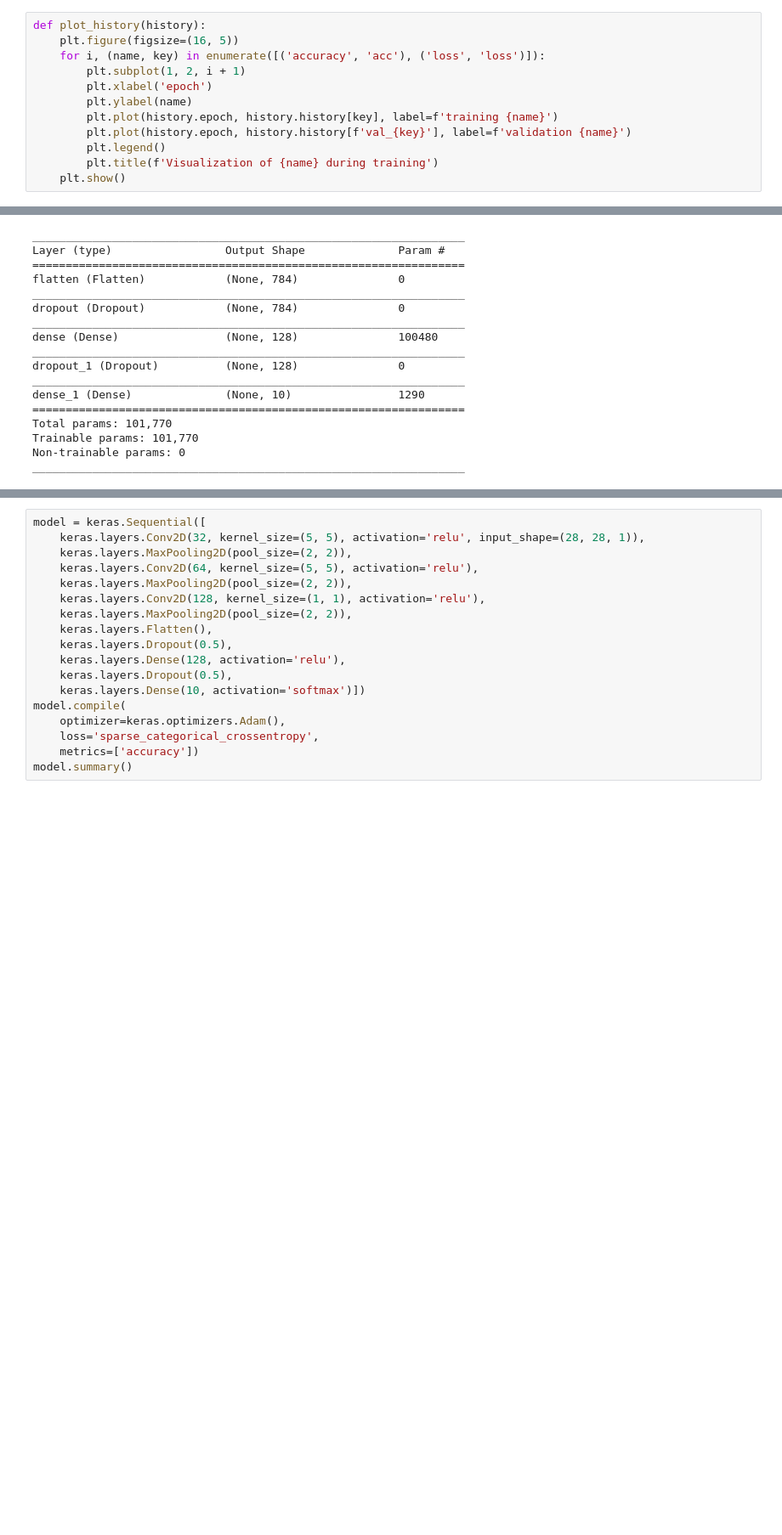
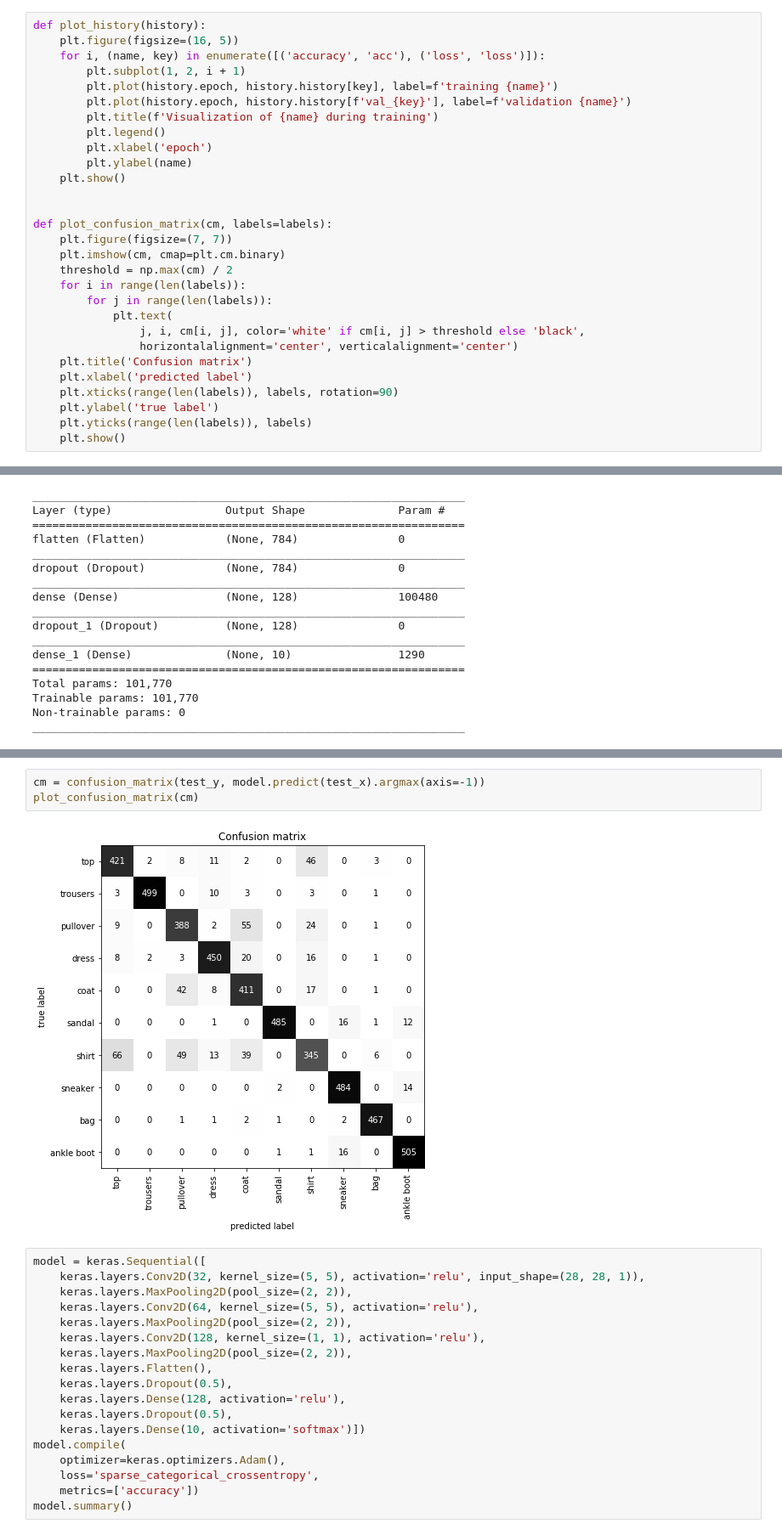
Before and after one commit to czyzi0/ml-notebooks, a Jupyter notebook: fashion-mnist-classification.ipynb, the cells around one changed output, grey strips where cells are left out. Shown at 85% size. Saved outputs shown, nothing was run; the diff lists cells and outputs as text; blank space fills up the shorter version.

Commit message:
Add consfusion matrix

```diff
--- a/fashion-mnist-classification.ipynb
+++ b/fashion-mnist-classification.ipynb
@@ -72,13 +74,30 @@ def plot_history(history):
     plt.figure(figsize=(16, 5))
     for i, (name, key) in enumerate([('accuracy', 'acc'), ('loss', 'loss')]):
         plt.subplot(1, 2, i + 1)
+        plt.plot(history.epoch, history.history[key], label=f'training {name}')
+        plt.plot(history.epoch, history.history[f'val_{key}'], label=f'validation {name}')
+        plt.title(f'Visualization of {name} during training')
+        plt.legend()
         plt.xlabel('epoch')
         plt.ylabel(name)
-        plt.plot(history.epoch, history.history[key], label=f'training {name}')
-        plt.plot(history.epoch, history.history[f'val_{key}'], label=f'validation {name}')
-        plt.legend()
-        plt.title(f'Visualization of {name} during training')
     plt.show()
+
+
+def plot_confusion_matrix(cm, labels=labels):
+    plt.figure(figsize=(7, 7))
+    plt.imshow(cm, cmap=plt.cm.binary)
+    threshold = np.max(cm) / 2
+    for i in range(len(labels)):
+        for j in range(len(labels)):
+            plt.text(
+                j, i, cm[i, j], color='white' if cm[i, j] > threshold else 'black',
+                horizontalalignment='center', verticalalignment='center')
+    plt.title('Confusion matrix')
+    plt.xlabel('predicted label')
+    plt.xticks(range(len(labels)), labels, rotation=90)
+    plt.ylabel('true label')
+    plt.yticks(range(len(labels)), labels)
+    plt.show()
 # %%
 model = keras.Sequential([
     keras.layers.Flatten(input_shape=(28, 28)),
@@ -141,3 +160,8 @@ plot_history(history)
+# %%
+cm = confusion_matrix(test_y, model.predict(test_x).argmax(axis=-1))
+plot_confusion_matrix(cm)
+# %% [output]
+[figure, added]
 # %%
 model = keras.Sequential([
     keras.layers.Conv2D(32, kernel_size=(5, 5), activation='relu', input_shape=(28, 28, 1)),
```
Also changed, not shown: parts of 9 cells of this notebook.
